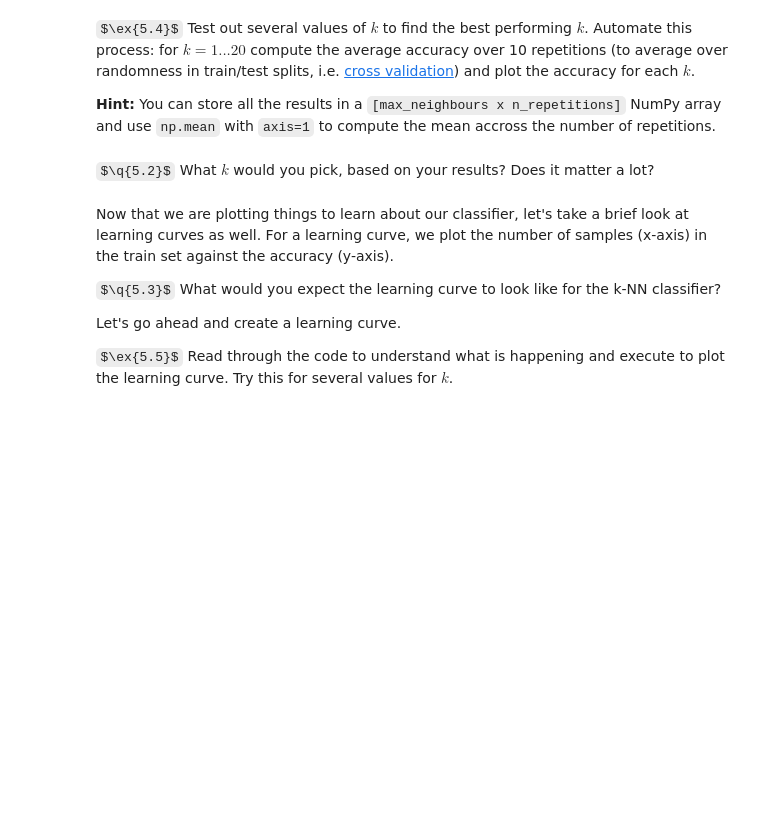
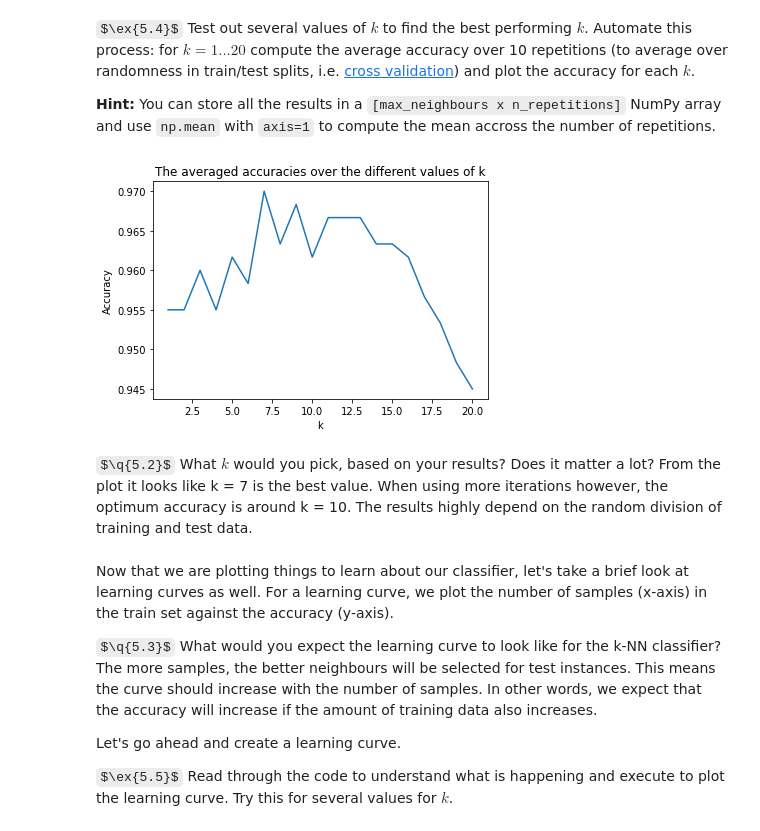
Before and after one commit to ndomitus/Python-ML, a Jupyter notebook: Lab 3 - Non-Parametric K-NN/nonparametric_classifiers_student.ipynb, the cells around one changed output. Drawn from its saved outputs; the diff is of its cells as text; code cells hidden in the pictures; some formulas as TeX source; blank space fills up the shorter version.

```diff
--- a/Lab 3 - Non-Parametric K-NN/nonparametric_classifiers_student.ipynb
+++ b/Lab 3 - Non-Parametric K-NN/nonparametric_classifiers_student.ipynb
@@ -255,27 +324,43 @@ __Hint:__ You can store all the results in a `[max_neighbours x n_repetitions]`
 # %%
 n_repetitions = 10
 max_neighbours = 20
 accuracies = np.zeros((max_neighbours, n_repetitions))
 mean_accuracies = np.zeros(max_neighbours)
 seeds = [x for x in range(n_repetitions)]
 
+## pentru fiecare k 1 2 3 .. 20 testam 10 splituri diferite sa vedem ce accuracy avem, apoi facem meanul pentru fiecare k ales
+
 for i in range(n_repetitions):
     # Generate a new split of train and testset
     X_train, X_test, Y_train, Y_test = train_test_split(iris.data, iris.target, test_size=0.4, random_state=seeds[i])
     for k in range(1, max_neighbours + 1):
-    # START ANSWER
-# END ANSWER
+        # START ANSWER
+        # 1. Predict the labels for the current value of k
+        predictions = predict(X_train, X_test, Y_train, k)
+
+        # 2. Calculate the accuracy and store it in the matrix
+        # k-1 because k starts at 1, but Python arrays start at index 0
+        accuracies[k-1, i] = accuracy_score(Y_test, predictions)
+
+# 3. Calculate the mean across the repetitions (axis=1 means across the columns)
+# Note: This is dedented so it runs only once AFTER both loops are completely finished
+mean_accuracies = np.mean(accuracies, axis=1)
+    # END ANSWER
 
 plt.plot(range(1, 21), mean_accuracies)
 plt.title('The averaged accuracies over the different values of k')
 plt.xlabel('k')
 plt.ylabel('Accuracy');
+# %% [output]
+[figure, added]
 # %% [markdown]
 $\q{5.2}$ What $k$ would you pick, based on your results? Does it matter a lot?
+From the plot it looks like k = 7 is the best value. When using more iterations however, the optimum accuracy is around k = 10. The results highly depend on the random division of training and test data.
 # %% [markdown]
 Now that we are plotting things to learn about our classifier, let's take a brief look at learning curves as well. For a learning curve, we plot the number of samples (x-axis) in the train set against the accuracy (y-axis).
 
 $\q{5.3}$ What would you expect the learning curve to look like for the k-NN classifier?
+The more samples, the better neighbours will be selected for test instances. This means the curve should increase with the number of samples. In other words, we expect that the accuracy will increase if the amount of training data also increases.
 
 Let's go ahead and create a learning curve.
 
```
Also changed, not shown: parts of 16 cells of this notebook.
